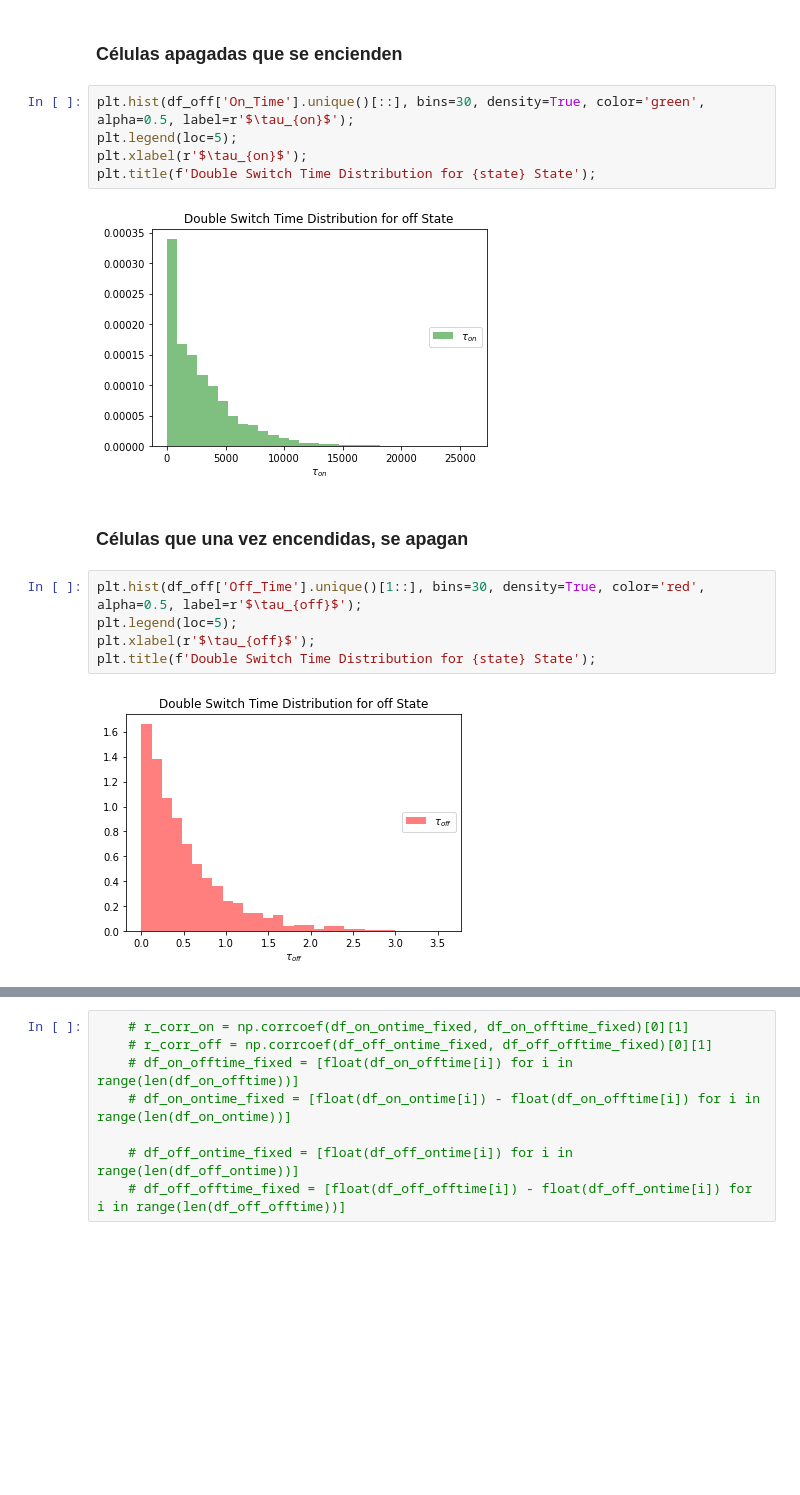
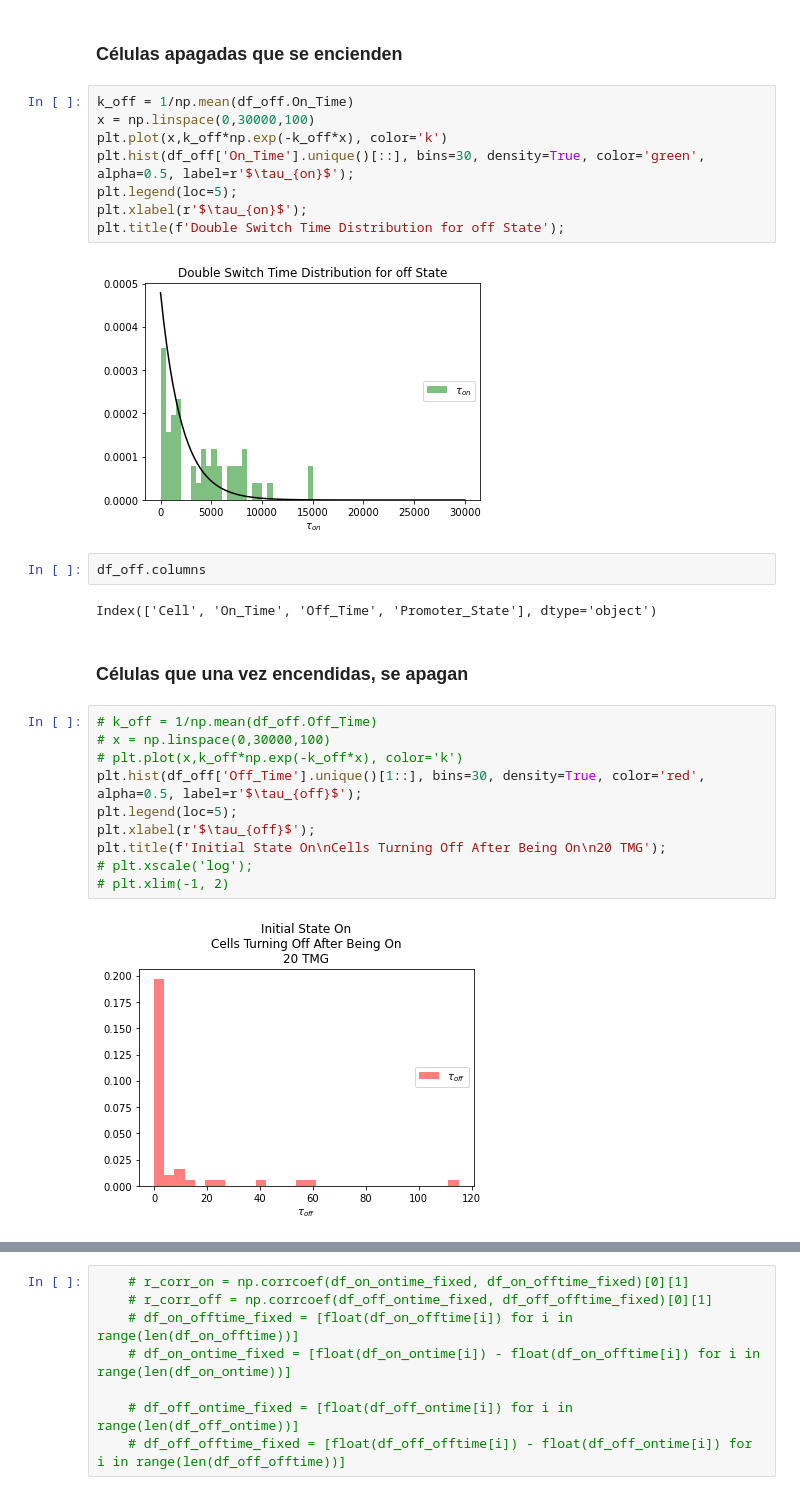
Before and after one commit to SergioPachonDotor/LacI_model, a Jupyter notebook: test_OOP_2.ipynb, the cells around one changed output, grey strips where cells are left out. Drawn from its saved outputs; the diff is of its cells as text; blank space fills up the shorter version.

```diff
--- a/test_OOP_2.ipynb
+++ b/test_OOP_2.ipynb
@@ -72,19 +70,31 @@ df_off = pd.read_csv(f'{file}.csv', delimiter=',')
 # %% [markdown]
 ### Células apagadas que se encienden
 # %%
+k_off = 1/np.mean(df_off.On_Time)
+x = np.linspace(0,30000,100)
+plt.plot(x,k_off*np.exp(-k_off*x), color='k')
 plt.hist(df_off['On_Time'].unique()[::], bins=30, density=True, color='green', alpha=0.5, label=r'$\tau_{on}$');
 plt.legend(loc=5);
 plt.xlabel(r'$\tau_{on}$');
-plt.title(f'Double Switch Time Distribution for {state} State');
+plt.title(f'Double Switch Time Distribution for off State');
 # %% [output]
-[figure, old version]
+[figure, new version]
+# %%
+df_off.columns
+# %% [output]
+Index(['Cell', 'On_Time', 'Off_Time', 'Promoter_State'], dtype='object')
 # %% [markdown]
 ### Células que una vez encendidas, se apagan
 # %%
+# k_off = 1/np.mean(df_off.Off_Time)
+# x = np.linspace(0,30000,100)
+# plt.plot(x,k_off*np.exp(-k_off*x), color='k')
 plt.hist(df_off['Off_Time'].unique()[1::], bins=30, density=True, color='red', alpha=0.5, label=r'$\tau_{off}$');
 plt.legend(loc=5);
 plt.xlabel(r'$\tau_{off}$');
-plt.title(f'Double Switch Time Distribution for {state} State');
+plt.title(f'Initial State On\nCells Turning Off After Being On\n20 TMG');
+# plt.xscale('log');
+# plt.xlim(-1, 2)
 # %% [output]
-[figure, old version]
+[figure, new version]
 # %%
```
Also changed, not shown: parts of 6 cells of this notebook, 2 other files.
